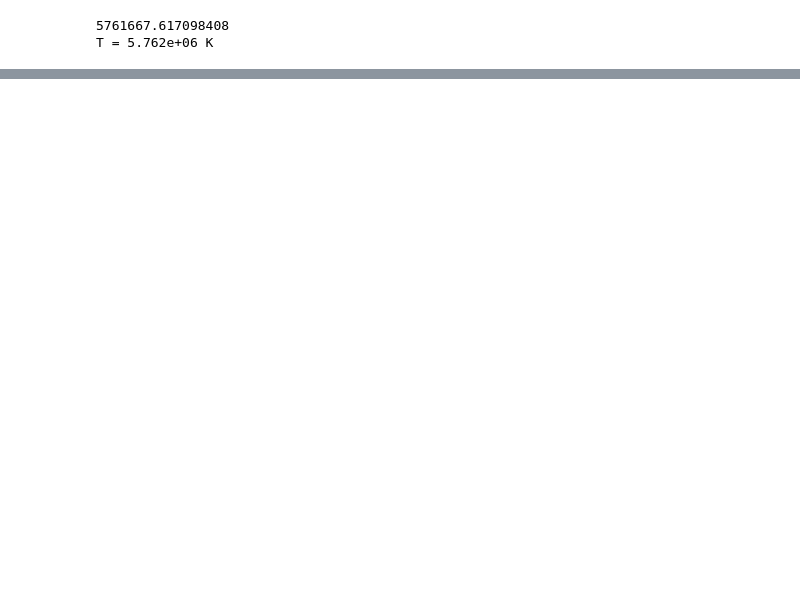
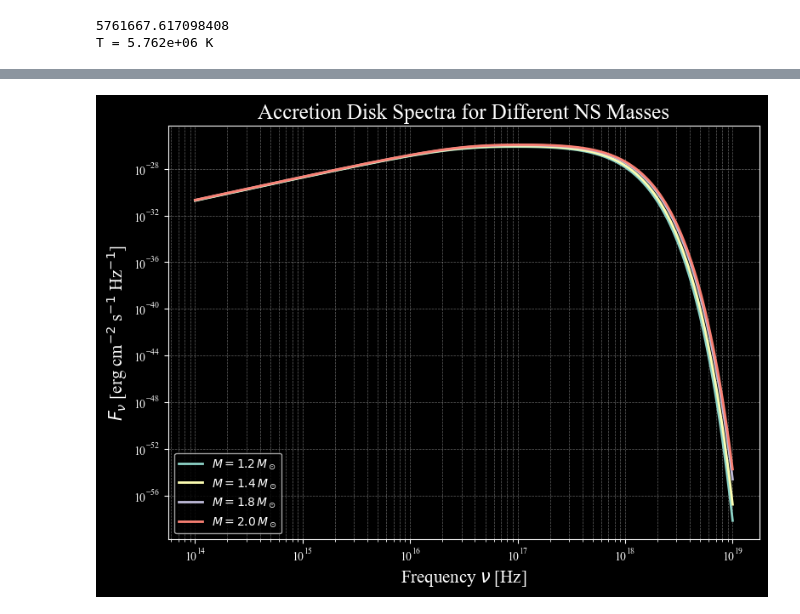
Before and after one commit to milanajberhe/Magnetars_Infrared, a Jupyter notebook: initial_disk_model.ipynb, the cells around one changed output, grey strips where cells are left out. Cells and saved outputs as stored; diff of their text form; code cells hidden in the pictures; blank space fills up the shorter version.

```diff
--- a/initial_disk_model.ipynb
+++ b/initial_disk_model.ipynb
@@ -59,0 +564,100 @@ SyntaxError: invalid syntax. Perhaps you forgot a comma? (679055709.py, line 6)
+# %%
+# making a general case
+
+def compare_ns_masses(
+        masses,
+        frequencies,
+        Mdot,
+        R_in,
+        R_out,
+        inclination,
+        D
+):
+
+    plt.figure(figsize=(8, 6))
+
+    for mass in masses:
+        M = mass * M_sun
+        fluxes = []
+        for nu in frequencies:
+            F = disk_flux_nu(
+                nu,
+                M,
+                Mdot,
+                R_in,
+                R_out,
+                inclination,
+                D
+            )
+            fluxes.append(F)
+        fluxes = np.array(fluxes)
+
+        # convert from W/m^2/Hz to erg/s/cm^2/Hz
+        fluxes_cgs = fluxes * 1e3
+
+        plt.loglog(
+            frequencies,
+            fluxes_cgs,
+            label=fr"$M = {mass}\,M_\odot$",
+            linewidth=2
+        )
+
+    plt.xlabel(r"Frequency $\nu$ [Hz]", fontsize=15)
+    plt.ylabel(
+        r"$F_\nu$ [erg cm$^{-2}$ s$^{-1}$ Hz$^{-1}$]",
+        fontsize=15
+    )
+
+    plt.title(
+        "Accretion Disk Spectra for Different NS Masses",
+        fontsize=18
+    )
+
+    plt.grid(
+        True,
+        which="both",
+        ls="--",
+        lw=0.5,
+        alpha=0.4
+    )
+
+    plt.legend()
+
+    plt.tight_layout()
+
+    plt.show()
+
+#ex
+
+masses = [1.2, 1.4, 1.8, 2.0]
+
+frequencies = np.logspace(14, 19, 200)
+
+compare_ns_masses(
+    masses,
+    frequencies,
+    Mdot,
+    R_in,
+    R_out,
+    inclination,
+    D
+)
+
+#ex 2
+
+masses = [0.84, 1, 230]
+# smallest star, sun, largest star higher limit
+
+frequencies = np.logspace(14, 19, 200)
+
+compare_ns_masses(
+    masses,
+    frequencies,
+    Mdot,
+    R_in,
+    R_out,
+    inclination,
+    D
+)
+# %% [output]
+[figure, added]
```
Also changed, not shown: parts of 10 cells of this notebook.
